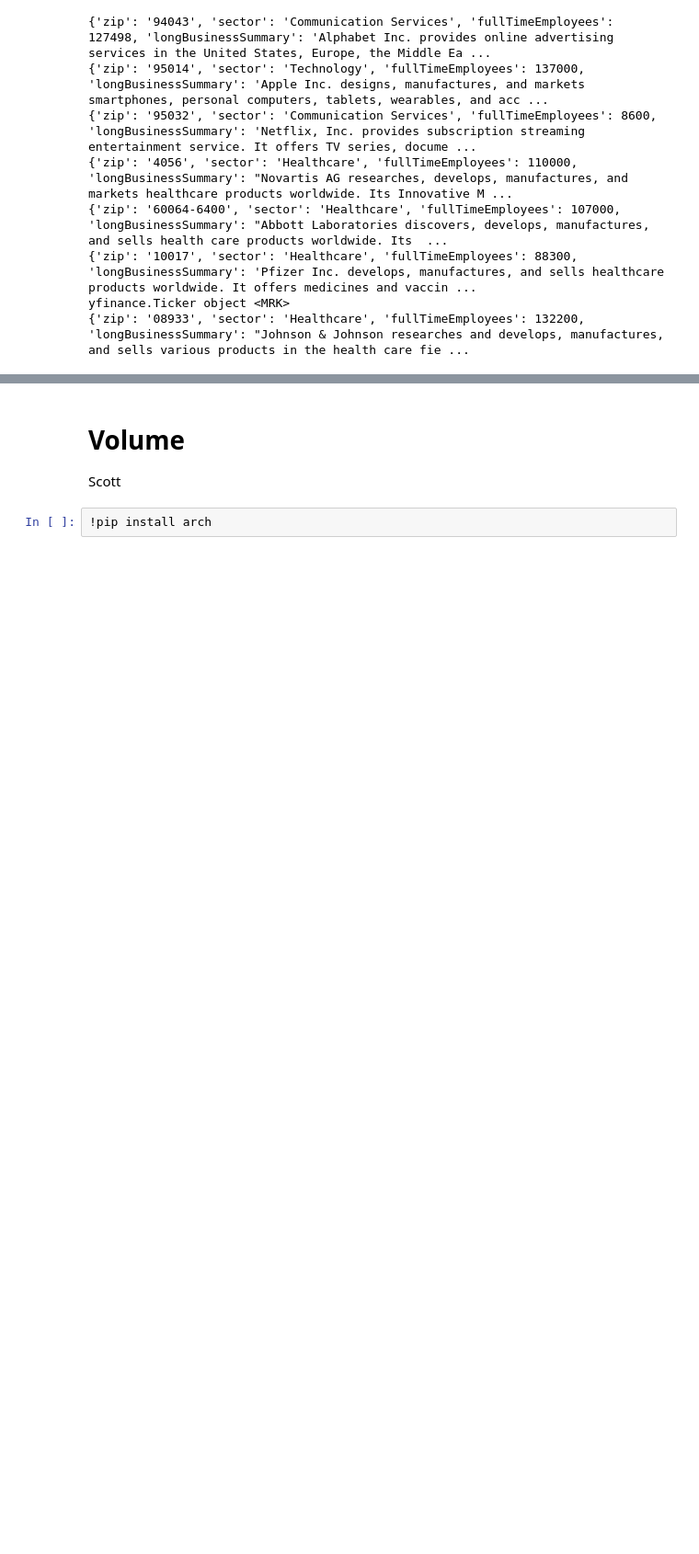
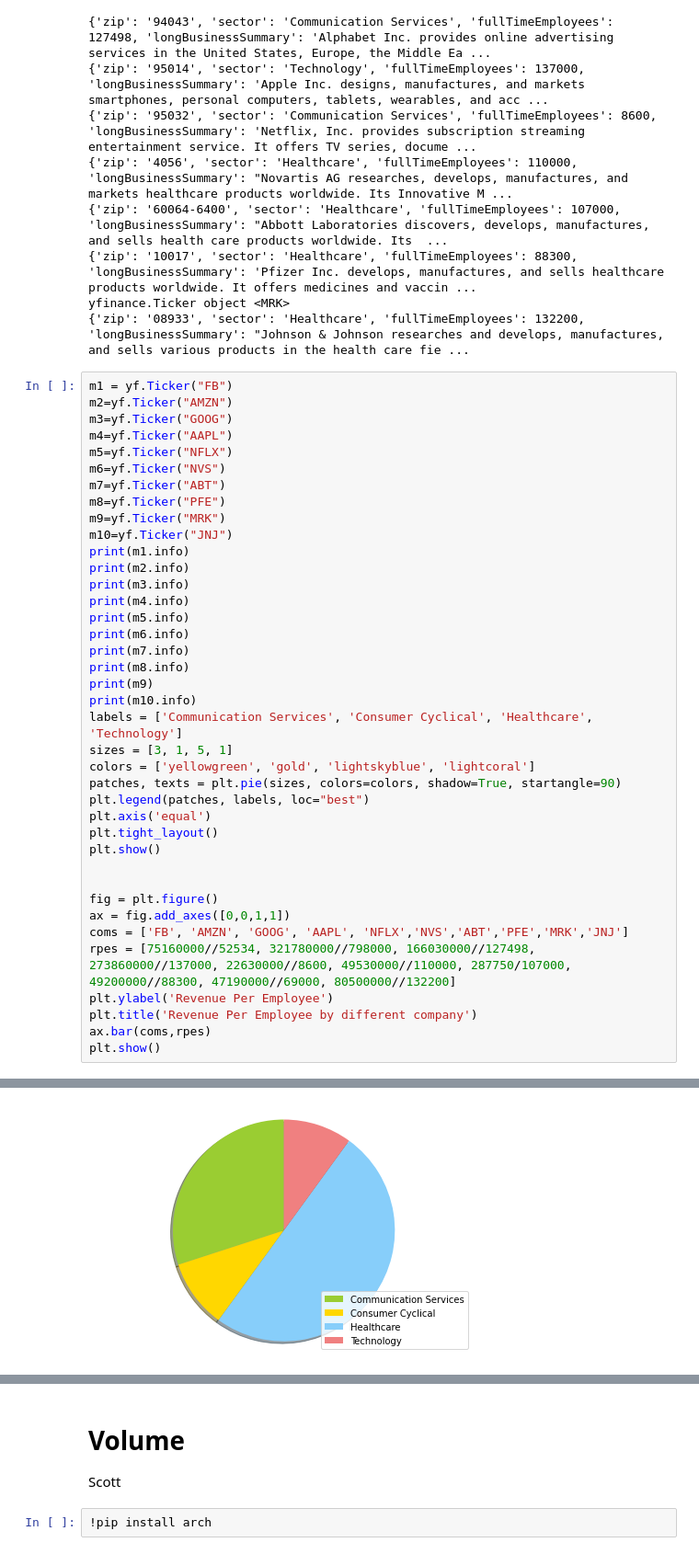
Before and after one commit to scottlai0/IE5600-Group-Project, a Jupyter notebook: Group_Project_1.ipynb, the cells around one changed output, grey strips where cells are left out. Shown at 92% size. Drawn from its saved outputs; the diff is of its cells as text; blank space fills up the shorter version.

```diff
--- a/Group_Project_1.ipynb
+++ b/Group_Project_1.ipynb
@@ -342,3 +360,43 @@ print(m10.info)
 {'zip': '10017', 'sector': 'Healthcare', 'fullTimeEmployees': 88300, 'longBusinessSummary': 'Pfizer Inc. develops, manufactures, and sells healthcare products worldwide. It offers medicines and vaccin ...
 yfinance.Ticker object <MRK>
 {'zip': '08933', 'sector': 'Healthcare', 'fullTimeEmployees': 132200, 'longBusinessSummary': "Johnson & Johnson researches and develops, manufactures, and sells various products in the health care fie ...
+# %%
+m1 = yf.Ticker("FB")
+m2=yf.Ticker("AMZN")
+m3=yf.Ticker("GOOG")
+m4=yf.Ticker("AAPL")
+m5=yf.Ticker("NFLX")
+m6=yf.Ticker("NVS")
+m7=yf.Ticker("ABT")
+m8=yf.Ticker("PFE")
+m9=yf.Ticker("MRK")
+m10=yf.Ticker("JNJ")
+print(m1.info)
+print(m2.info)
+print(m3.info)
+print(m4.info)
+print(m5.info)
+print(m6.info)
+print(m7.info)
+print(m8.info)
+print(m9)
+print(m10.info)
+labels = ['Communication Services', 'Consumer Cyclical', 'Healthcare', 'Technology']
+sizes = [3, 1, 5, 1]
+colors = ['yellowgreen', 'gold', 'lightskyblue', 'lightcoral']
+patches, texts = plt.pie(sizes, colors=colors, shadow=True, startangle=90)
+plt.legend(patches, labels, loc="best")
+plt.axis('equal')
+plt.tight_layout()
+plt.show()
+
+
+fig = plt.figure()
+ax = fig.add_axes([0,0,1,1])
+coms = ['FB', 'AMZN', 'GOOG', 'AAPL', 'NFLX','NVS','ABT','PFE','MRK','JNJ']
+rpes = [75160000//52534, 321780000//798000, 166030000//127498, 273860000//137000, 22630000//8600, 49530000//110000, 287750/107000, 49200000//88300, 47190000//69000, 80500000//132200]
+plt.ylabel('Revenue Per Employee')
+plt.title('Revenue Per Employee by different company')
+ax.bar(coms,rpes)
+plt.show()
+# %% [output]
@@ -344,0 +413 @@ yfinance.Ticker object <MRK>
+[figure, added]
```
Also changed, not shown: parts of 2 cells of this notebook.
